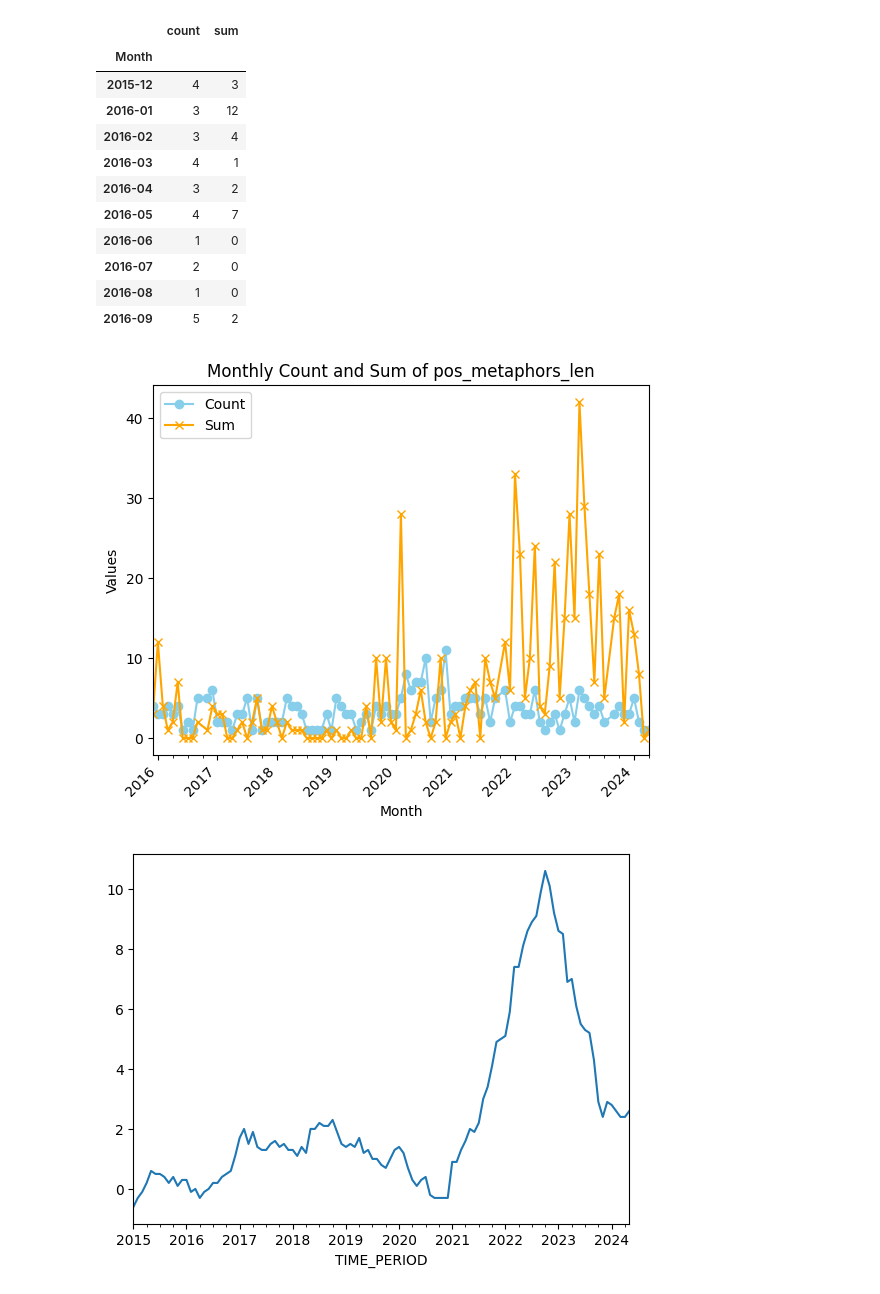
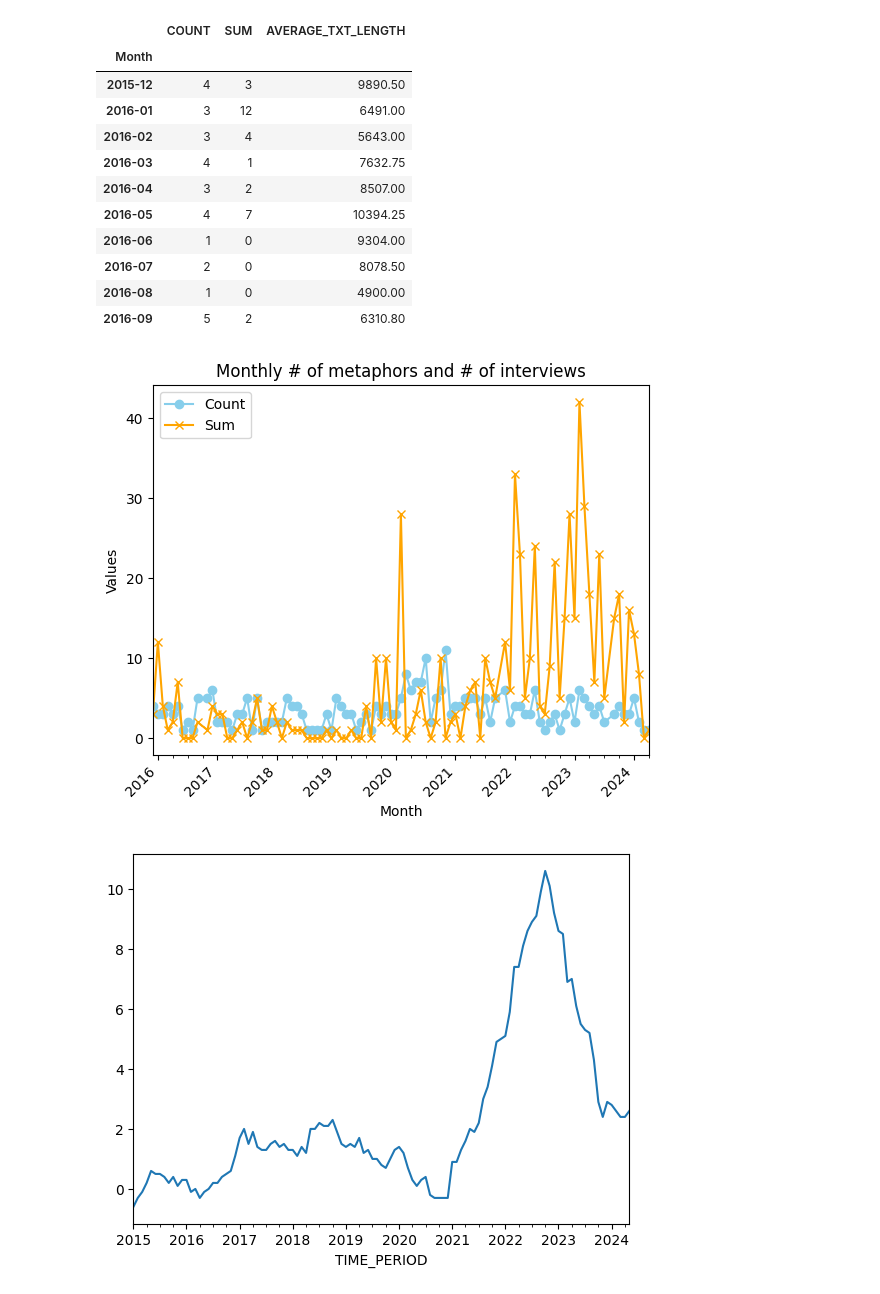
Before and after one commit to lalvarezpoli/DSDM_Thesis, a Jupyter notebook: poisson.ipynb, the cells around one changed output. Drawn from its saved outputs; the diff is of its cells as text; code cells hidden in the pictures.

```diff
--- a/poisson.ipynb
+++ b/poisson.ipynb
@@ -20,57 +28,58 @@ grouped_data = data_subset.groupby('Date').agg({'pos_metaphors_len': ['count', '
 # %%
 final_data['Date'] = pd.to_datetime(final_data['Date'])
 final_data['Month'] = final_data['Date'].dt.to_period('M')
+data_subset = final_data[['Date', 'pos_metaphors_len', 'text_length']]
 
-# Step 3 & 4: Group by 'Month' and aggregate 'pos_metaphors_len'
-grouped_data = final_data.groupby('Month').agg(count=('pos_metaphors_len', 'count'), #Number of interviews
-                                                sum=('pos_metaphors_len', 'sum')) #Number of metaphors
+grouped_data = final_data.groupby('Month').agg(COUNT=('pos_metaphors_len', 'count'), # Number of interviews
+                                               SUM=('pos_metaphors_len', 'sum'), # Number of metaphors
+                                               AVERAGE_TXT_LENGTH=('text_length', 'mean')) # Average text length
 
 
 grouped_data = grouped_data[grouped_data.index >= '2015-12-31']
 # The result is a DataFrame with 'Month' as index and two columns: 'count' and 'sum'
 grouped_data.head(10)
 # %% [output]
-|  | count | sum |
-| Month |  |  |
-| 2015-12 | 4 | 3 |
-| 2016-01 | 3 | 12 |
-| 2016-02 | 3 | 4 |
-| 2016-03 | 4 | 1 |
-| 2016-04 | 3 | 2 |
-| 2016-05 | 4 | 7 |
-| 2016-06 | 1 | 0 |
-| 2016-07 | 2 | 0 |
-| 2016-08 | 1 | 0 |
-| 2016-09 | 5 | 2 |
+|  | COUNT | SUM | AVERAGE_TXT_LENGTH |
+| Month |  |  |  |
+| 2015-12 | 4 | 3 | 9890.50 |
+| 2016-01 | 3 | 12 | 6491.00 |
+| 2016-02 | 3 | 4 | 5643.00 |
+| 2016-03 | 4 | 1 | 7632.75 |
+| 2016-04 | 3 | 2 | 8507.00 |
+| 2016-05 | 4 | 7 | 10394.25 |
+| 2016-06 | 1 | 0 | 9304.00 |
+| 2016-07 | 2 | 0 | 8078.50 |
+| 2016-08 | 1 | 0 | 4900.00 |
+| 2016-09 | 5 | 2 | 6310.80 |
 # %%
 fig, ax = plt.subplots()
 
 # Change to line plot
-grouped_data['count'].plot(kind='line', color='skyblue', ax=ax, label='Count', marker='o')
-grouped_data['sum'].plot(kind='line', color='orange', ax=ax, label='Sum', marker='x')
+grouped_data['COUNT'].plot(kind='line', color='skyblue', ax=ax, label='Count', marker='o')
+grouped_data['SUM'].plot(kind='line', color='orange', ax=ax, label='Sum', marker='x')
 
 # Add title, legend, and labels
-ax.set_title('Monthly Count and Sum of pos_metaphors_len')
+ax.set_title('Monthly # of metaphors and # of interviews')
 ax.set_xlabel('Month')
 ax.set_ylabel('Values')
 plt.legend()
 
 # Adjust x-axis to show 1 in every 10 labels
 ticks = ax.get_xticks()
 # Ensure there are enough ticks to filter
 if len(ticks) > 10:
     selected_ticks = ticks[::10]  # Select every 10th tick
     selected_labels = [grouped_data.index[int(tick)].strftime('%Y-%m') if tick < len(grouped_data.index) else '' for tick in selected_ticks]
     ax.set_xticks(selected_ticks)
     ax.set_xticklabels(selected_labels, rotation=45, ha="right")
 else:
     # If not enough ticks, just rotate existing for clarity
     ax.set_xticklabels(ax.get_xticklabels(), rotation=45, ha="right")
 
 # Show plot
 plt.show()
 # %% [output]
-[figure, old version]
+[figure, new version]
 # %%
 df_in['TIME_PERIOD'] = pd.to_datetime(df_in['TIME_PERIOD'])
 df_in = df_in[['OBS_VALUE', 'TIME_PERIOD']]
```
Also changed, not shown: parts of 12 cells of this notebook, 5 other files.
